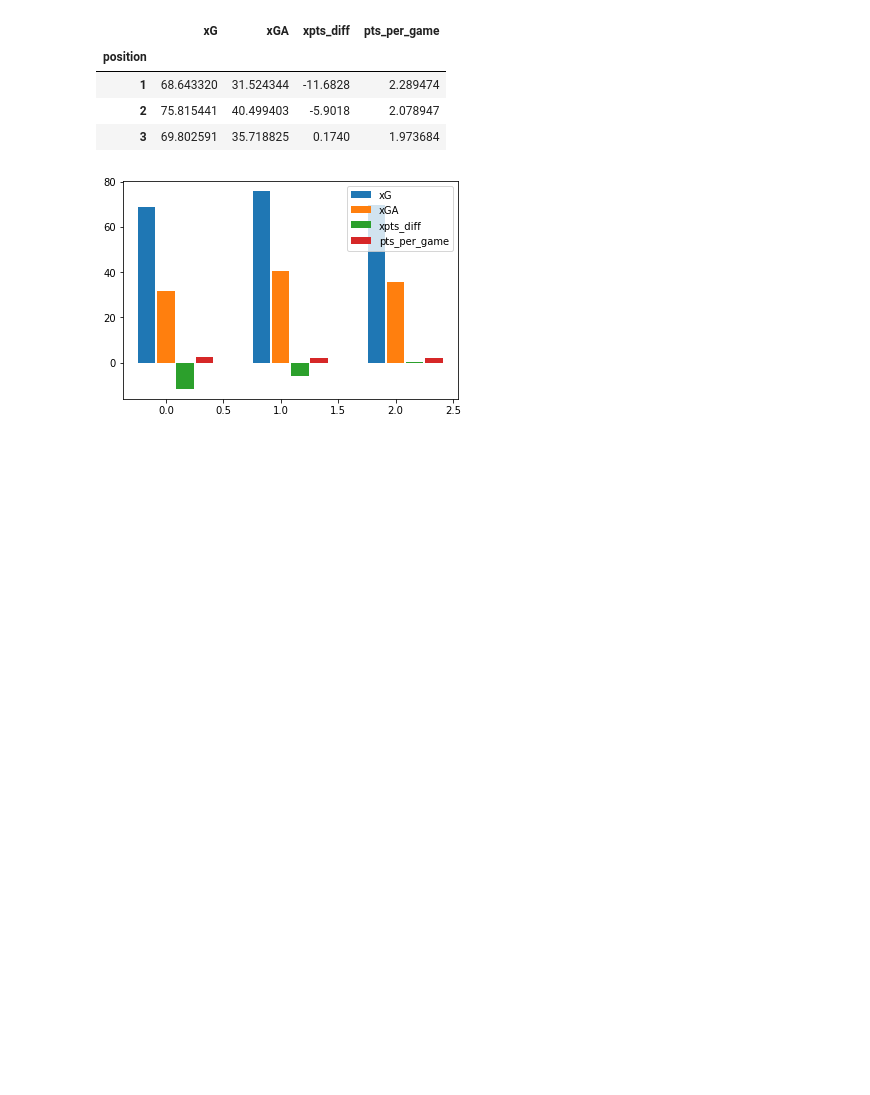
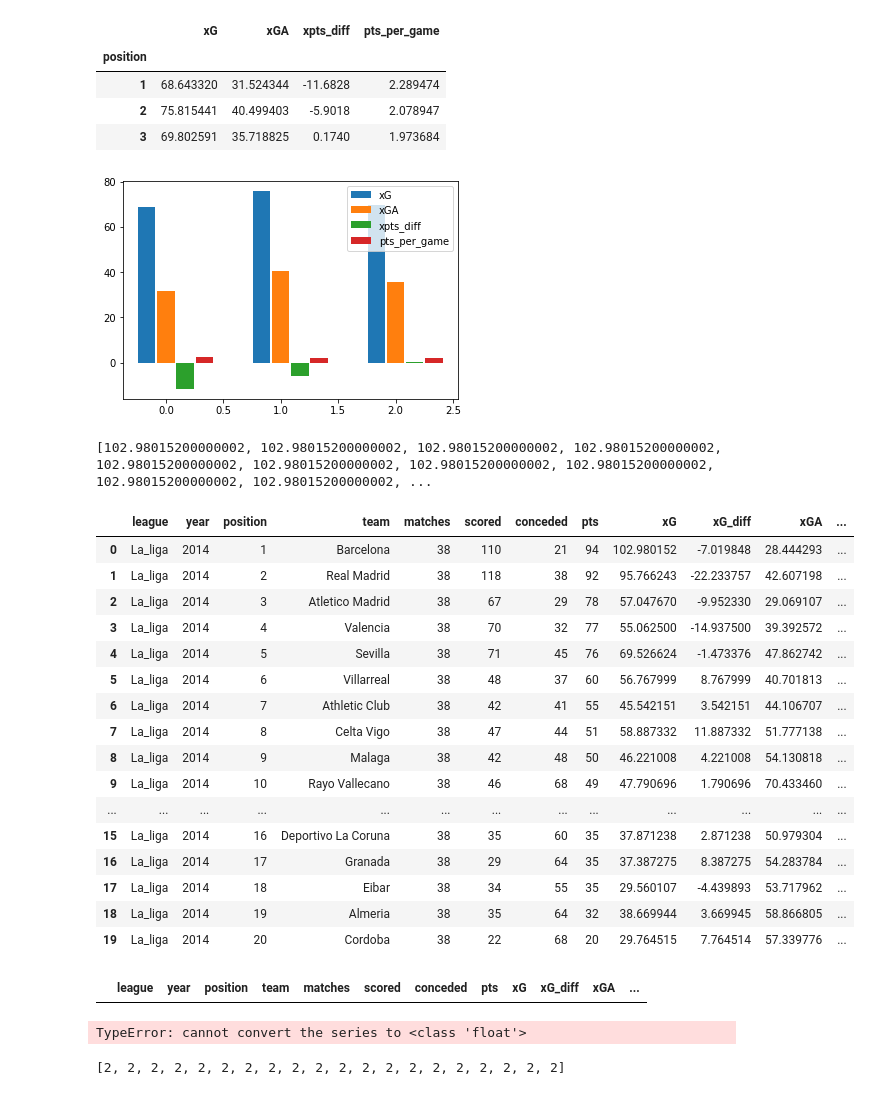
Before and after one commit to data301-2021-summer2/football-metrics-analysis, a Jupyter notebook: analysis/Lakshay Karnwal/EDA.ipynb, the cells around one changed output. Drawn from its saved outputs; the diff is of its cells as text; code cells hidden in the pictures; blank space fills up the shorter version.

```diff
--- a/analysis/Lakshay Karnwal/EDA.ipynb
+++ b/analysis/Lakshay Karnwal/EDA.ipynb
@@ -119,3 +125,62 @@ plt.show()
 | 2 | 75.815441 | 40.499403 | -5.9018 | 2.078947 |
 | 3 | 69.802591 | 35.718825 | 0.1740 | 1.973684 |
 [figure]
+# %%
+def filter_data_set():
+
+    years= [2014,2015,2016,2017,2018,2019]
+    leagues= ['La_liga','EPL','Bundesliga','Seria_A','Ligue_1']
+
+    for i in leagues:
+        for j in years:
+            df1=df[df['year']==j]
+            df2=df1[df1['league']==i]
+            df3=df2[df2['position']==1]
+
+            xG=[]
+
+            a= (float)(df3['xG'])
+            xG.append(a)
+            for i in range(0,19):
+                xG.append(a)
+            print(xG)
+
+            display(df2)
+            df4=df2[df2['xG'].values > xG]
+            #print(df2['xG'])
+            display(df4)
+
+
+
+filter_data_set()
+# %% [output]
+[102.98015200000002, 102.98015200000002, 102.98015200000002, 102.98015200000002, 102.98015200000002, 102.98015200000002, 102.98015200000002, 102.98015200000002, 102.98015200000002, 102.98015200000002, ...
+|  | league | year | position | team | matches | scored | conceded | pts | xG | xG_diff | xGA | ... |
+| 0 | La_liga | 2014 | 1 | Barcelona | 38 | 110 | 21 | 94 | 102.980152 | -7.019848 | 28.444293 | ... |
+| 1 | La_liga | 2014 | 2 | Real Madrid | 38 | 118 | 38 | 92 | 95.766243 | -22.233757 | 42.607198 | ... |
+| 2 | La_liga | 2014 | 3 | Atletico Madrid | 38 | 67 | 29 | 78 | 57.047670 | -9.952330 | 29.069107 | ... |
+| 3 | La_liga | 2014 | 4 | Valencia | 38 | 70 | 32 | 77 | 55.062500 | -14.937500 | 39.392572 | ... |
+| 4 | La_liga | 2014 | 5 | Sevilla | 38 | 71 | 45 | 76 | 69.526624 | -1.473376 | 47.862742 | ... |
+| 5 | La_liga | 2014 | 6 | Villarreal | 38 | 48 | 37 | 60 | 56.767999 | 8.767999 | 40.701813 | ... |
+| 6 | La_liga | 2014 | 7 | Athletic Club | 38 | 42 | 41 | 55 | 45.542151 | 3.542151 | 44.106707 | ... |
+| 7 | La_liga | 2014 | 8 | Celta Vigo | 38 | 47 | 44 | 51 | 58.887332 | 11.887332 | 51.777138 | ... |
+| 8 | La_liga | 2014 | 9 | Malaga | 38 | 42 | 48 | 50 | 46.221008 | 4.221008 | 54.130818 | ... |
+| 9 | La_liga | 2014 | 10 | Rayo Vallecano | 38 | 46 | 68 | 49 | 47.790696 | 1.790696 | 70.433460 | ... |
+| ... | ... | ... | ... | ... | ... | ... | ... | ... | ... | ... | ... | ... |
+| 15 | La_liga | 2014 | 16 | Deportivo La Coruna | 38 | 35 | 60 | 35 | 37.871238 | 2.871238 | 50.979304 | ... |
+| 16 | La_liga | 2014 | 17 | Granada | 38 | 29 | 64 | 35 | 37.387275 | 8.387275 | 54.283784 | ... |
+| 17 | La_liga | 2014 | 18 | Eibar | 38 | 34 | 55 | 35 | 29.560107 | -4.439893 | 53.717962 | ... |
+| 18 | La_liga | 2014 | 19 | Almeria | 38 | 35 | 64 | 32 | 38.669944 | 3.669945 | 58.866805 | ... |
+| 19 | La_liga | 2014 | 20 | Cordoba | 38 | 22 | 68 | 20 | 29.764515 | 7.764514 | 57.339776 | ... |
+|  | league | year | position | team | matches | scored | conceded | pts | xG | xG_diff | xGA | ... |
+TypeError: cannot convert the series to <class 'float'>
+# %%
+xG=[]
+xG.append(2)
+
+for i in range(0,19):
+    xG.append(2)
+
+print(xG)
+# %% [output]
+[2, 2, 2, 2, 2, 2, 2, 2, 2, 2, 2, 2, 2, 2, 2, 2, 2, 2, 2, 2]
```
Also changed, not shown: parts of 2 cells of this notebook, 1 other file.
